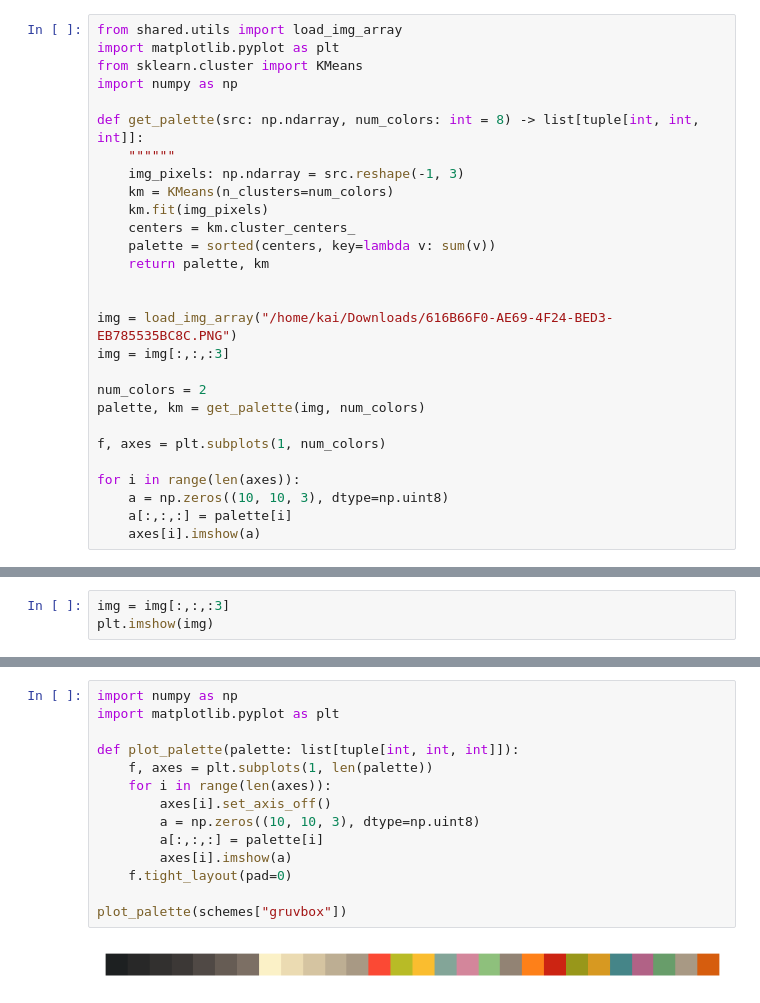
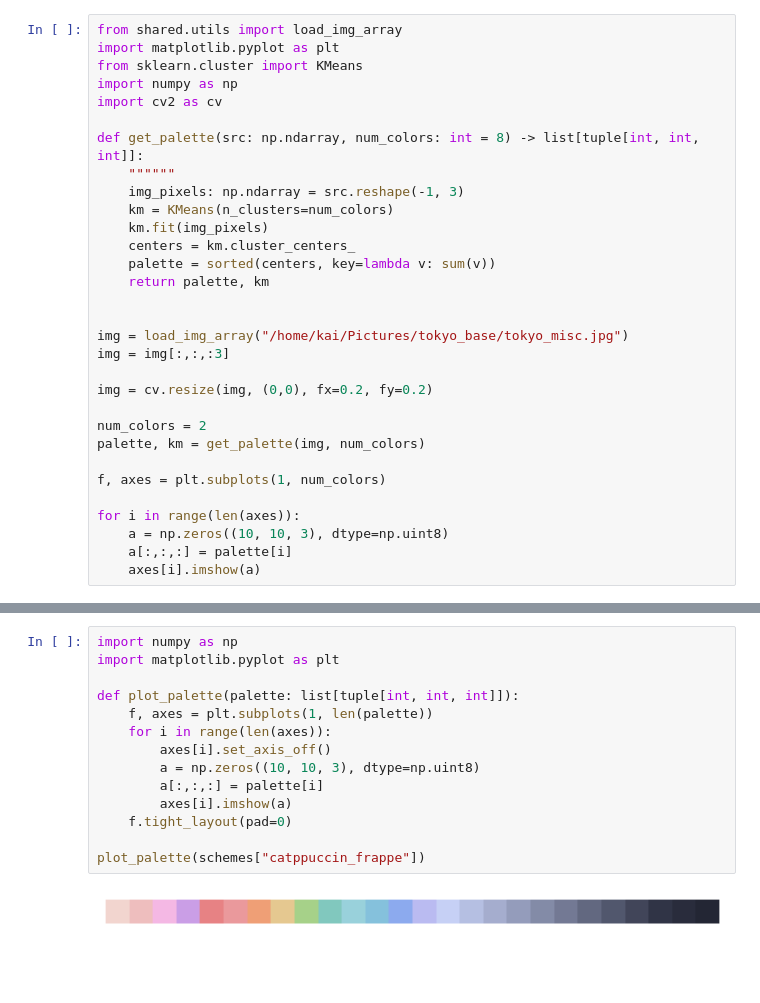
Before and after one commit to 1kaipark/kdcolors, a Jupyter notebook: kmeans.ipynb, the cells around one changed output, grey strips where cells are left out. Saved outputs shown, nothing was run; the diff lists cells and outputs as text; blank space fills up the shorter version.

```diff
--- a/kmeans.ipynb
+++ b/kmeans.ipynb
@@ -3,6 +3,7 @@ from shared.utils import load_img_array
 import matplotlib.pyplot as plt
 from sklearn.cluster import KMeans
 import numpy as np
+import cv2 as cv
 
 def get_palette(src: np.ndarray, num_colors: int = 8) -> list[tuple[int, int, int]]:
     """"""
@@ -14,8 +15,10 @@ def get_palette(src: np.ndarray, num_colors: int = 8) -> list[tuple[int, int, in
     return palette, km
 
 
-img = load_img_array("/home/kai/Downloads/616B66F0-AE69-4F24-BED3-EB785535BC8C.PNG")
+img = load_img_array("/home/kai/Pictures/tokyo_base/tokyo_misc.jpg")
 img = img[:,:,:3]
+
+img = cv.resize(img, (0,0), fx=0.2, fy=0.2)
 
 num_colors = 2
 palette, km = get_palette(img, num_colors)
@@ -31,3 +33,0 @@ for i in range(len(axes)):
-# %%
-img = img[:,:,:3]
-plt.imshow(img)
@@ -53,16 +72,16 @@ with open("colorschemes.json", "w+") as h:
 # %%
 import numpy as np
 import matplotlib.pyplot as plt
 
 def plot_palette(palette: list[tuple[int, int, int]]):
     f, axes = plt.subplots(1, len(palette))
     for i in range(len(axes)):
         axes[i].set_axis_off()
         a = np.zeros((10, 10, 3), dtype=np.uint8)
         a[:,:,:] = palette[i]
         axes[i].imshow(a)
     f.tight_layout(pad=0)
 
-plot_palette(schemes["gruvbox"])
+plot_palette(schemes["catppuccin_frappe"])
 # %% [output]
-[figure, old version]
+[figure, new version]
```
Also changed, not shown: parts of 8 cells of this notebook, 7 other files.
